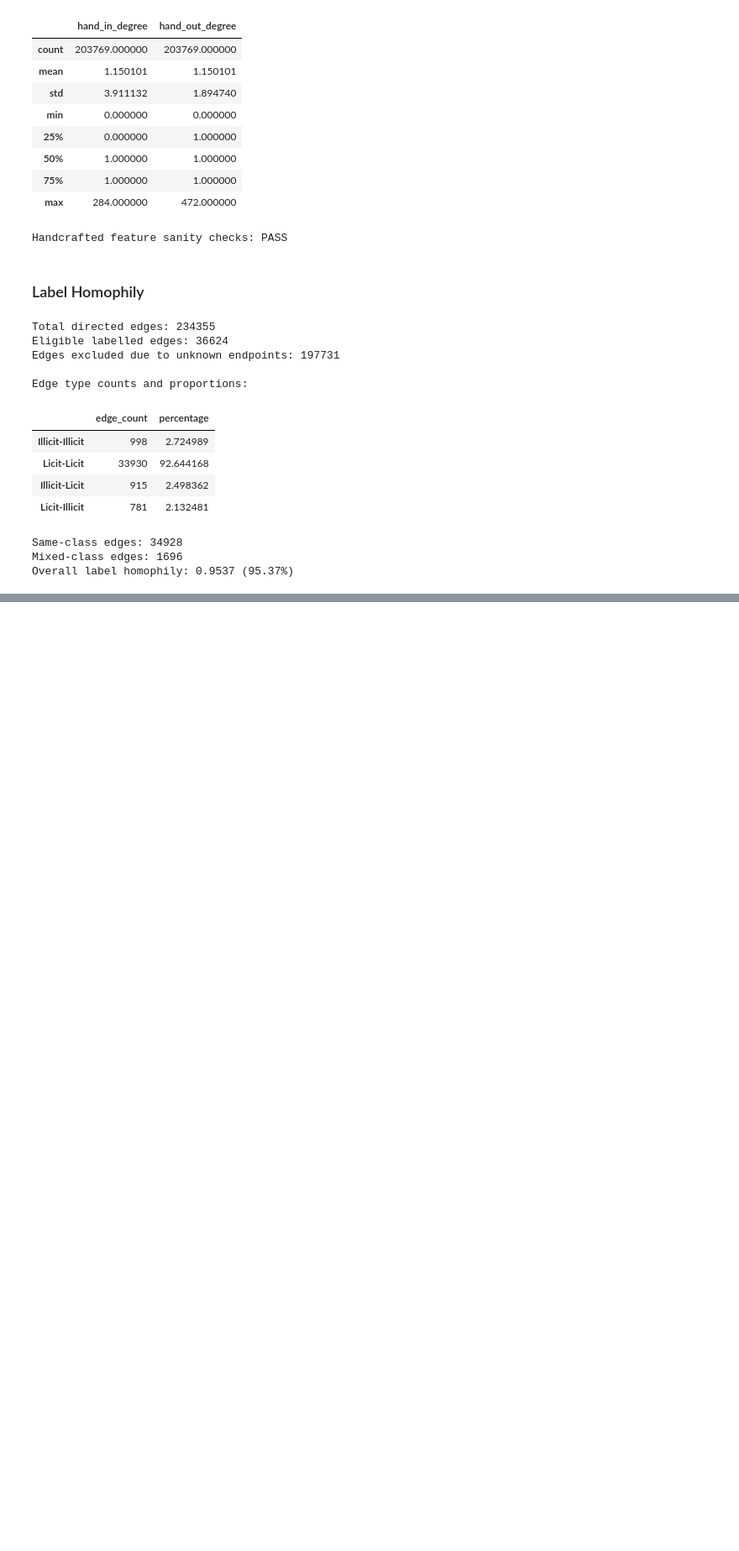
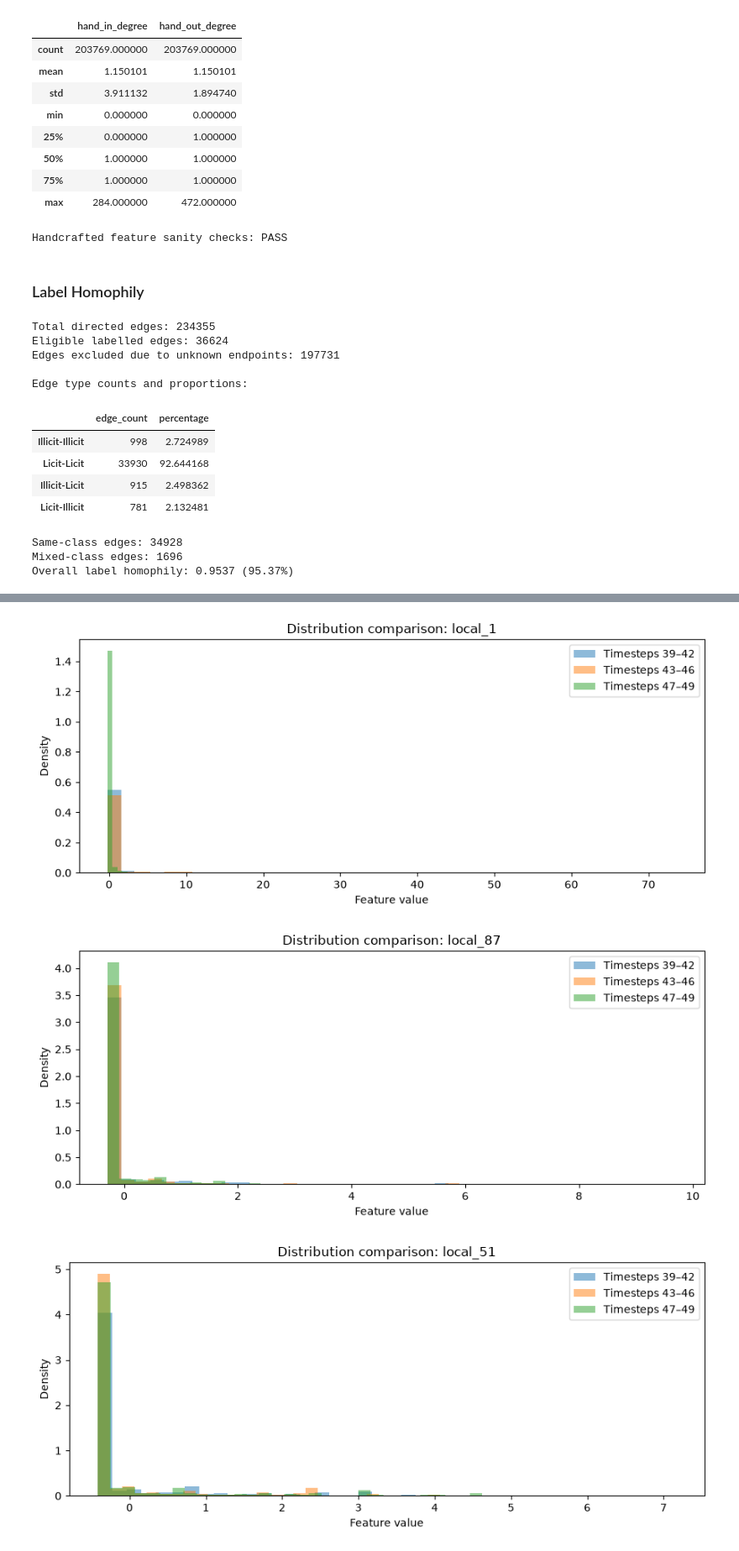
Before and after one commit to Vin0505/graph-financial-crime, a Jupyter notebook: notebooks/data_exploration.ipynb, the cells around one changed output, grey strips where cells are left out. Shown at 84% size. Saved outputs shown, nothing was run; the diff lists cells and outputs as text; code cells hidden in the pictures; blank space fills up the shorter version.

Commit message:
Complete graph-based fraud detection experiments and evaluation

```diff
--- a/notebooks/data_exploration.ipynb
+++ b/notebooks/data_exploration.ipynb
@@ -1323,0 +3247,11 @@ Overall label homophily: 0.9537 (95.37%)
+# %%
+sample_xgb_run_id = xgb_unique_df.iloc[0]["run_id"]
+
+artifacts = client.list_artifacts(sample_xgb_run_id)
+
+for artifact in artifacts:
+    print(
+        artifact.path,
+        "| is_dir:", artifact.is_dir,
+        "| size:", artifact.file_size,
+    )
@@ -1323,0 +4087,9 @@ Overall label homophily: 0.9537 (95.37%)
+# %%
+
+split_config_path = PROJECT_ROOT / "configs" / "splits.yaml"
+
+with open(split_config_path, "r", encoding="utf-8") as f:
+    split_config = yaml.safe_load(f)
+
+print("Split configuration loaded.")
+display(split_config)
@@ -1323,0 +5468,54 @@ Overall label homophily: 0.9537 (95.37%)
+# %%
+import matplotlib.pyplot as plt
+
+# Top 5 features by PSI during the suspected shift
+top_features = (
+    shift_results[
+        shift_results["comparison"] == "shift_43_46"
+    ]
+    .nlargest(5, "psi")["feature"]
+    .tolist()
+)
+
+reference_df = period_data["reference_39_42"]
+shift_df = period_data["shift_43_46"]
+recovery_df = period_data["recovery_47_49"]
+
+for feature in top_features:
+
+    plt.figure(figsize=(9, 4))
+
+    plt.hist(
+        reference_df[feature],
+        bins=40,
+        density=True,
+        alpha=0.5,
+        label="Timesteps 39–42"
+    )
+
+    plt.hist(
+        shift_df[feature],
+        bins=40,
+        density=True,
+        alpha=0.5,
+        label="Timesteps 43–46"
+    )
+
+    plt.hist(
+        recovery_df[feature],
+        bins=40,
+        density=True,
+        alpha=0.5,
+        label="Timesteps 47–49"
+    )
+
+    plt.title(f"Distribution comparison: {feature}")
+    plt.xlabel("Feature value")
+    plt.ylabel("Density")
+    plt.legend()
+    plt.tight_layout()
+    plt.show()
+# %% [output]
+[figure, added]
+[figure, added]
+[figure, added]
```
Also changed, not shown: parts of 109 cells of this notebook, 47 other files.
